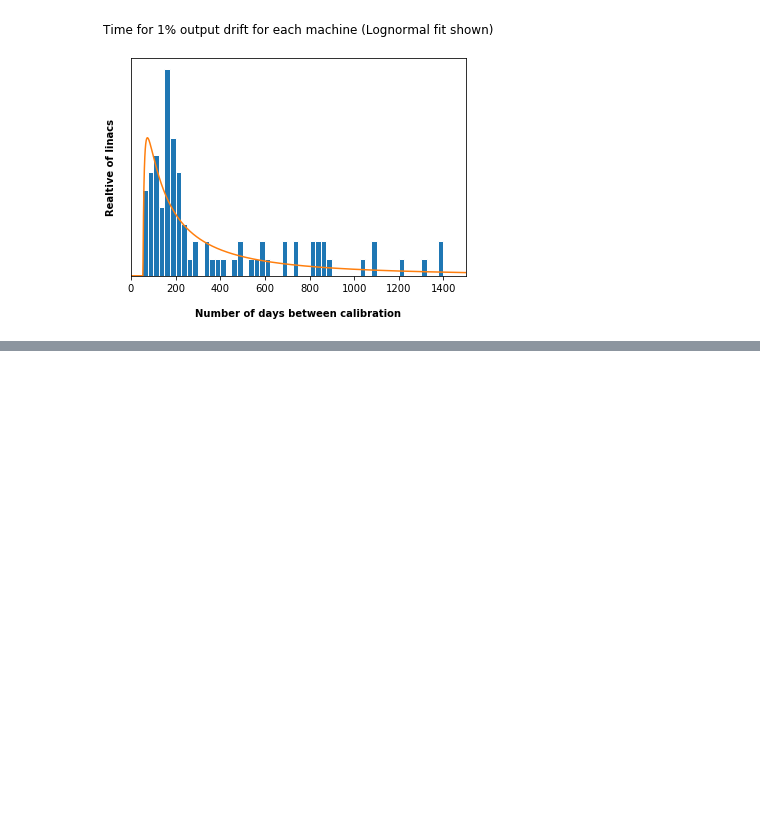
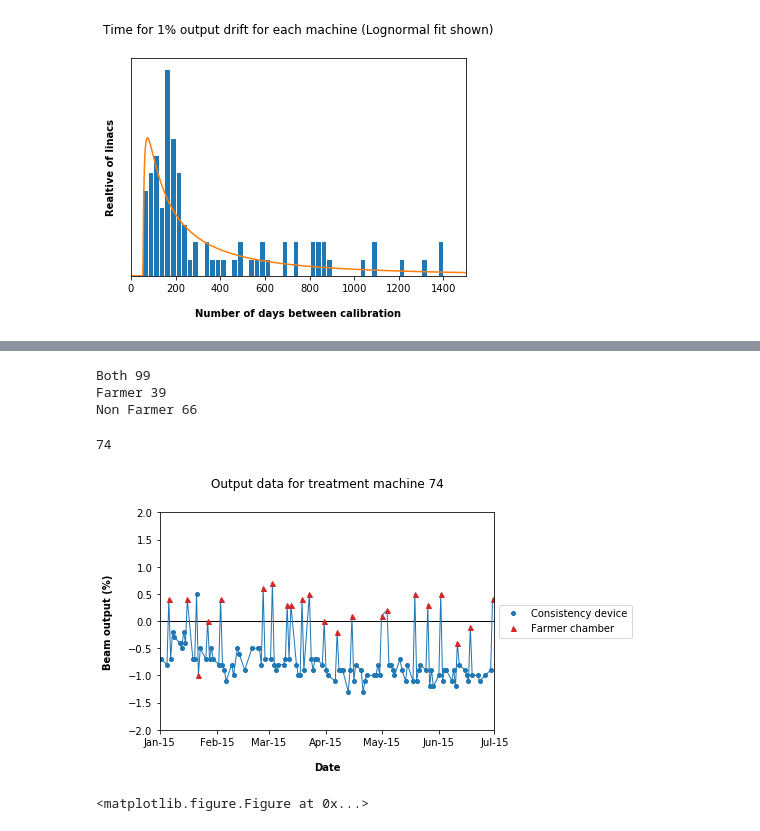
Before and after one commit to mbolt01/Thesis_analysis, a Jupyter notebook: thesis_op_daily.ipynb, the cells around one changed output, grey strips where cells are left out. Drawn from its saved outputs; the diff is of its cells as text; code cells hidden in the pictures; blank space fills up the shorter version.

Commit message:
added Farmer vs constancy

```diff
--- a/thesis_op_daily.ipynb
+++ b/thesis_op_daily.ipynb
@@ -1880,0 +1894,4 @@ plt.show()
+# %%
+## import the data again to start from scratch
+filepath = 'OP_all_data_5perc_cutoff_NEW-2017-CorrOP.pkl'
+df = pd.read_pickle(filepath)
@@ -1880,0 +1908,62 @@ plt.show()
+# %%
+## get list of centres with both farmer and non measurements
+
+both = []
+farmer = []
+nonfarmer = []
+
+linacs = sorted(df['Linac_ID'].unique())
+for linac in linacs:
+    recording = df[df['Linac_ID']==linac]['Farmer'].unique()
+    if len(recording) == 2:
+        both.append(linac)
+    else:
+        if recording == ['Non-Farmer']:
+            nonfarmer.append(linac)
+        if recording == ['Farmer']:
+            farmer.append(linac)
+print('Both',len(both)) ## have 99 linacs with Farmer and Non Farmer data.
+print('Farmer',len(farmer))
+print('Non Farmer',len(nonfarmer))
+# %% [output]
+Both 99
+Farmer 39
+Non Farmer 66
+# %%
+## plot Farmer and Consistency device data for specified linac as required
+for linac_id in [74]:
+    print(linac_id)
+
+    #linac_id = 14
+
+    test = df[df['Linac_ID']==linac_id]
+    test_f = test[test['Farmer'] == 'Farmer']
+    test_c = test[test['Farmer'] != 'Farmer']
+
+    ## plot line between all points in order of date
+    plt.plot(test['Date'].values,test['Corr_OP'].values, c='C0', lw=1)
+    #plt.plot(test['Date'].values,test['OP_Dif'].values, c='black', lw=1)
+
+    ## plot of points to differntiate
+    plt.plot(test_c['Date'],test_c['Corr_OP'],'o',c='C0', ms=4,label='Consistency device')
+    plt.plot(test_f['Date'],test_f['Corr_OP'],'^',c='C3', ms=5, label = 'Farmer chamber')
+
+    plt.ylim(-2,2)
+    plt.xlim('01-Jan-2015','01-Jul-2015')
+    plt.axhline(0, c='black', lw=1,zorder=0)
+    plt.legend(loc='center left', bbox_to_anchor=(1, 0.5))
+    plt.title('Output data for treatment machine ' + str(linac_id))
+    plt.xlabel('Date')
+    plt.ylabel('Beam output (%)')
+
+    plt.gcf().axes[0].xaxis.set_major_formatter(my_date_format)
+    #plt.xticks(rotation=45, horizontalalignment='right')
+    my_path = r'C:\Users\mb22\OneDrive\PhD\Quasar Shared\Documents\Mini Writeups\Farmer_consistency_comparison\output_plots'
+    #plt.savefig(my_path + '\Output_data-Farmer-Consistency_' + str(linac_id) +'-special.png',dpi=300,bbox_inches='tight')
+    #plt.savefig('output_data-machine-74.png',dpi=300,bbox_inches='tight')
+    plt.show()
+    plt.clf()
+# %% [output]
+74
+[figure, added]
+<matplotlib.figure.Figure at 0x...>
```
Also changed, not shown: parts of 50 cells of this notebook.
